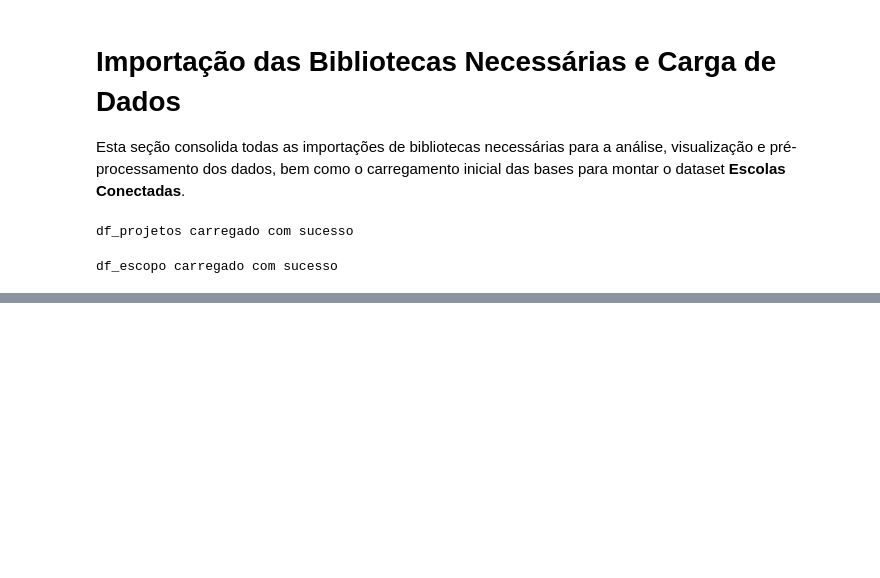
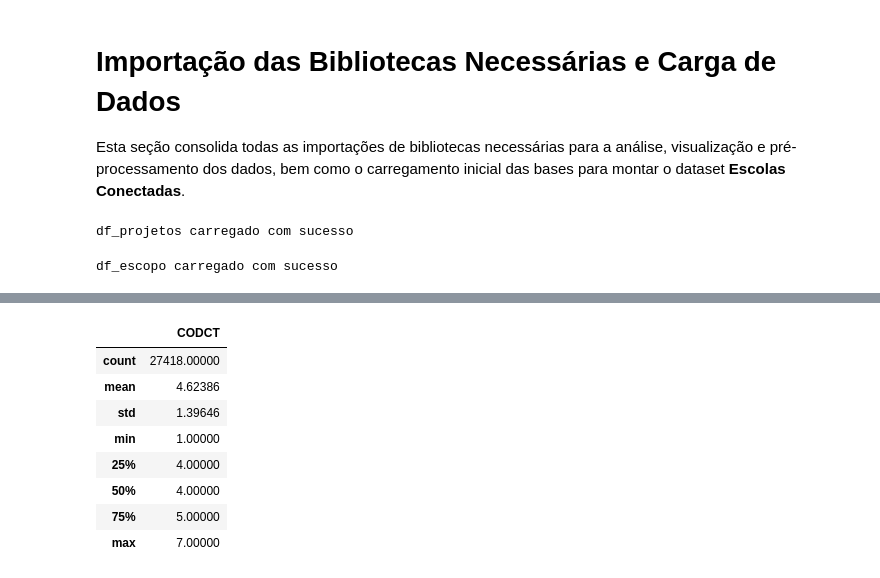
Before and after one commit to dxspimentel/PUC, a Jupyter notebook: MVP_Diego_Pimentel.ipynb, the cells around one changed output, grey strips where cells are left out. Saved outputs shown, nothing was run; the diff lists cells and outputs as text; code cells hidden in the pictures; blank space fills up the shorter version.

```diff
--- a/MVP_Diego_Pimentel.ipynb
+++ b/MVP_Diego_Pimentel.ipynb
@@ -73,0 +100,12 @@ df_escopo carregado com sucesso
+# %%
+df_projetos.describe()
+# %% [output]
+|  | CODCT |
+| count | 27418.00000 |
+| mean | 4.62386 |
+| std | 1.39646 |
+| min | 1.00000 |
+| 25% | 4.00000 |
+| 50% | 4.00000 |
+| 75% | 5.00000 |
+| max | 7.00000 |
```
Also changed, not shown: parts of 7 cells of this notebook.
